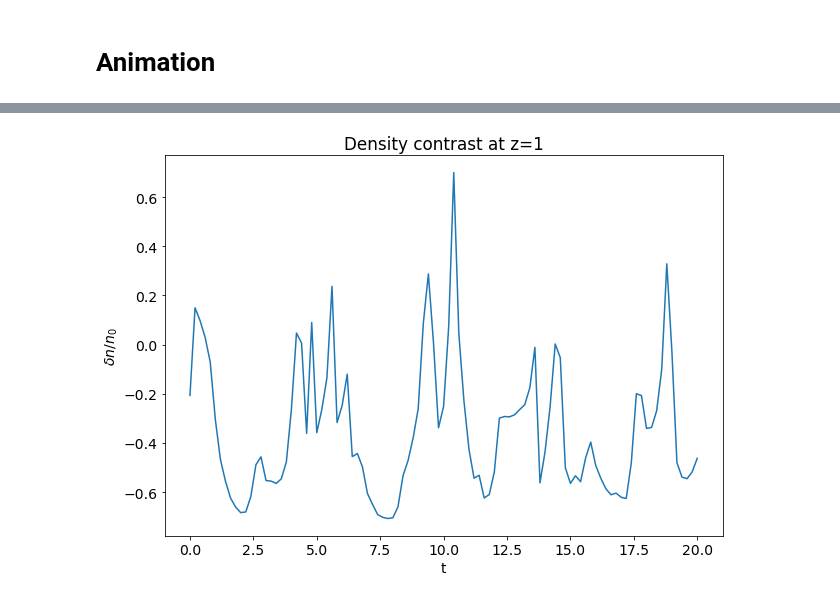
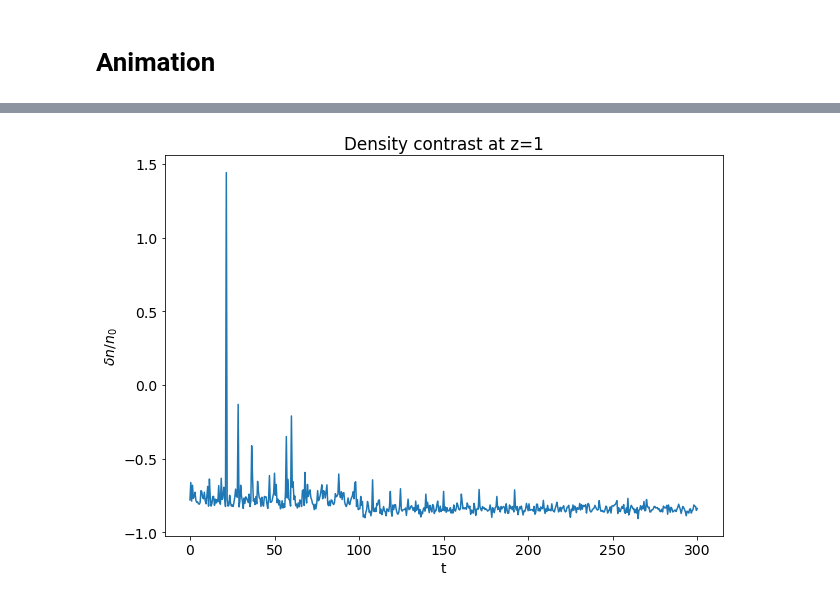
Before and after one commit to Jupiter1994/plasma-echo, a Jupyter notebook: Leapfrogging Particle Trajectories.ipynb, the cells around one changed output, grey strips where cells are left out. Saved outputs shown, nothing was run; the diff lists cells and outputs as text; code cells hidden in the pictures.

```diff
--- a/Leapfrogging Particle Trajectories.ipynb
+++ b/Leapfrogging Particle Trajectories.ipynb
@@ -12,7 +12,8 @@ import matplotlib.animation as animation
 from matplotlib import cm
 from matplotlib.ticker import LinearLocator
 ## set default plot size
-plt.rcParams["figure.figsize"] = (10, 7)
+# plt.rcParams["figure.figsize"] = (10, 7)
+plt.rcParams["figure.dpi"] = 300
 ## set global font size
 plt.rcParams.update({'font.size':14})
 
@@ -307,8 +345,8 @@ delta_n_over_ns = []
 
 # define a longer time range than in the animation
 tmin = 0
-tmax = 20
-tstep = 0.2
+tmax = 300
+tstep = 0.5
 ts = np.arange(tmin, tmax+tstep, tstep)
 
 for i in range(len(ts)):
@@ -324,11 +395,13 @@ Elapsed t: 2.2 seconds
 # %%
 plt.plot(ts, delta_n_over_ns)
 
 plt.xlabel('t')
 plt.ylabel('$\delta n/n_0$')
 plt.title(f'Density contrast at z={z_offset}')
 
-plt.savefig('delta_n_over_ns_temp.png')
+save_fig = False
+if save_fig:
+    plt.savefig('delta_n_over_ns_temp.png', dpi=300)
 plt.show()
 # %% [output]
-[figure, old version]
+[figure, new version]
```
Also changed, not shown: parts of 5 cells of this notebook, 6 other files.
